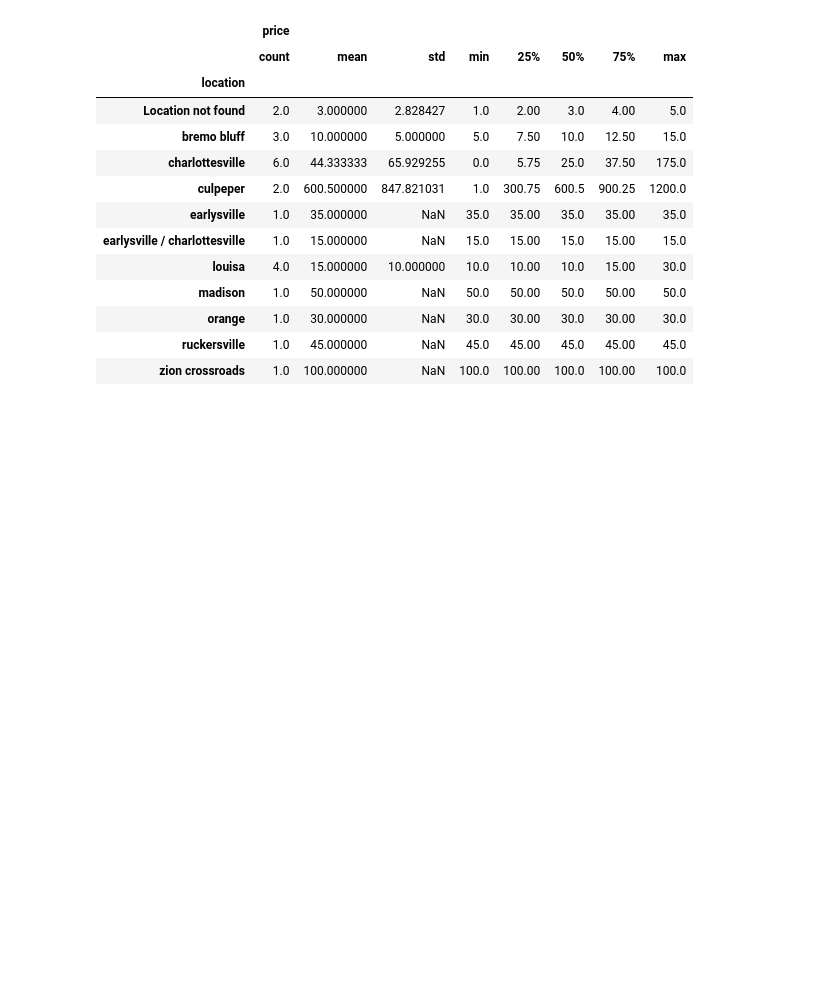
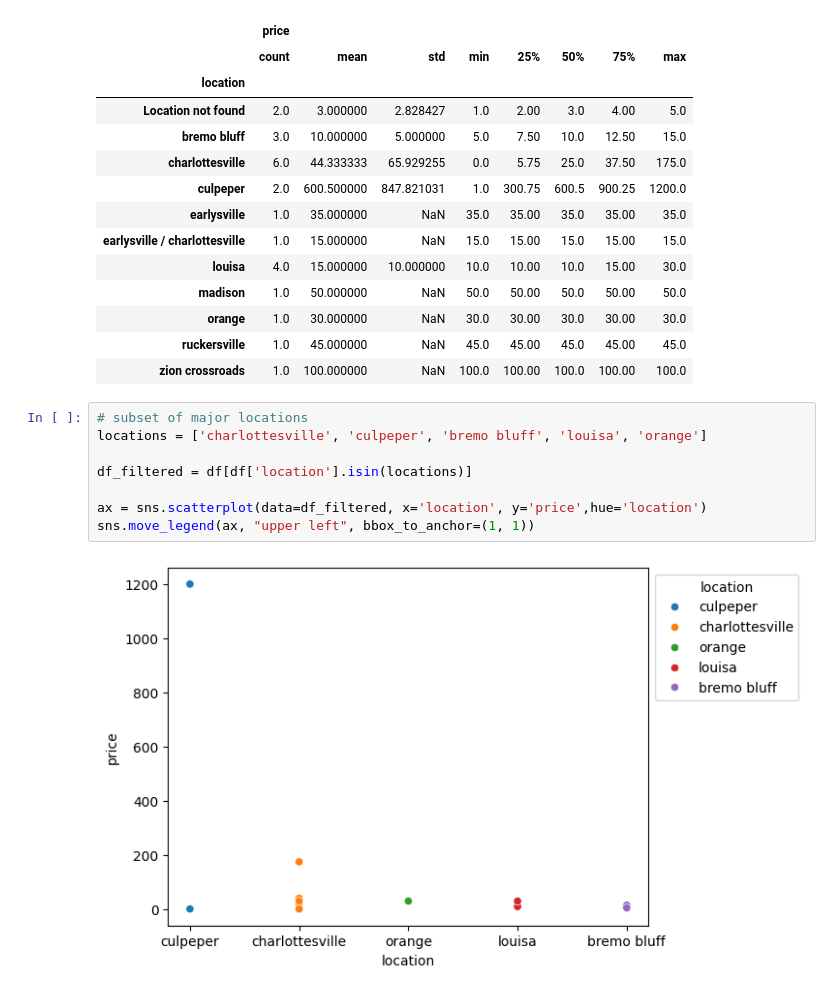
Before and after one commit to natalieassaad/labs, a Jupyter notebook: 02_scraping/lab_notebook.ipynb, the cells around one changed output. Drawn from its saved outputs; the diff is of its cells as text; blank space fills up the shorter version.

```diff
--- a/02_scraping/lab_notebook.ipynb
+++ b/02_scraping/lab_notebook.ipynb
@@ -419,3 +419,13 @@ df.loc[:,['price','location']].groupby('location').describe()
 | orange | 1.0 | 30.000000 | NaN | 30.0 | 30.00 | 30.0 | 30.00 | 30.0 |
 | ruckersville | 1.0 | 45.000000 | NaN | 45.0 | 45.00 | 45.0 | 45.00 | 45.0 |
 | zion crossroads | 1.0 | 100.000000 | NaN | 100.0 | 100.00 | 100.0 | 100.00 | 100.0 |
+# %%
+# subset of major locations
+locations = ['charlottesville', 'culpeper', 'bremo bluff', 'louisa', 'orange']
+
+df_filtered = df[df['location'].isin(locations)]
+
+ax = sns.scatterplot(data=df_filtered, x='location', y='price',hue='location')
+sns.move_legend(ax, "upper left", bbox_to_anchor=(1, 1))
+# %% [output]
+[figure, added]
```
